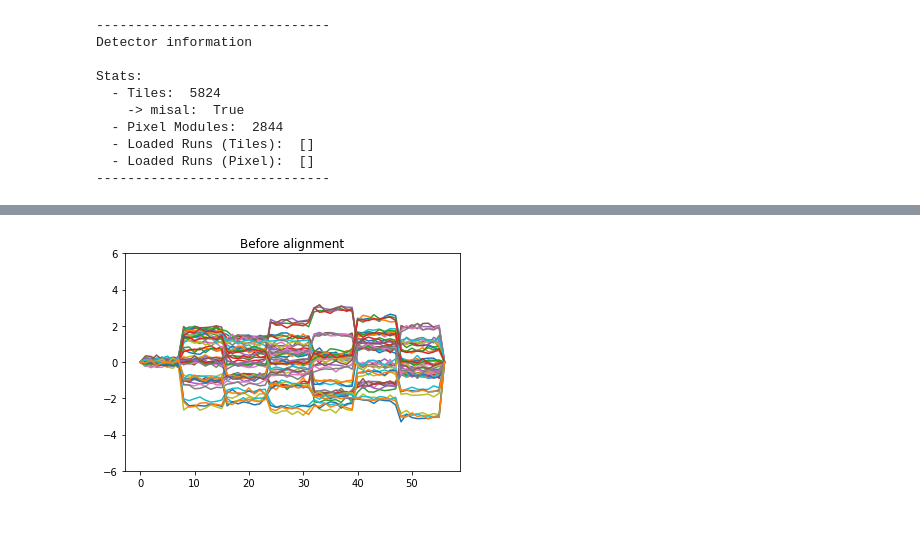
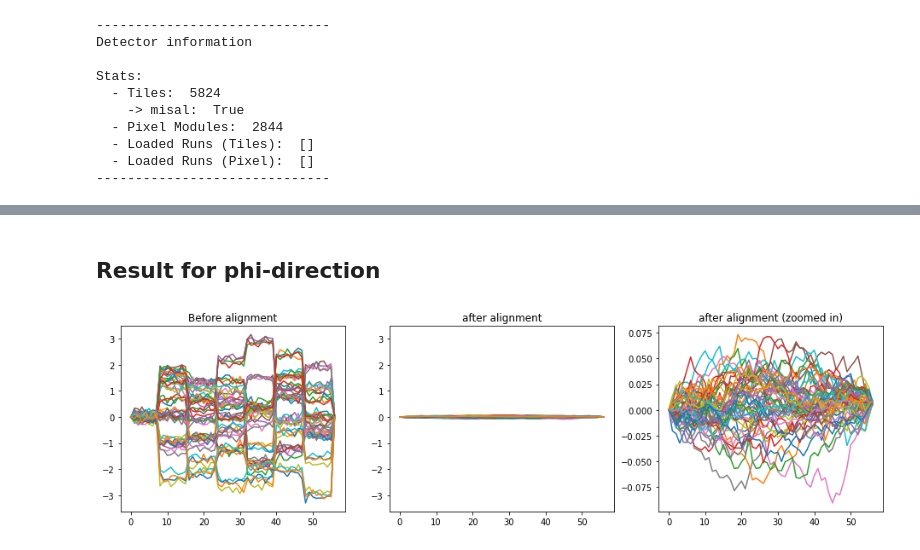
Before and after one commit to maximilianKoeper/melp, a Jupyter notebook: example_taft_v2.ipynb, the cells around one changed output, grey strips where cells are left out. Drawn from its saved outputs; the diff is of its cells as text; code cells hidden in the pictures; blank space fills up the shorter version.

```diff
--- a/example_taft_v2.ipynb
+++ b/example_taft_v2.ipynb
@@ -81,7 +102,0 @@ for phi_row in range(56):
-# %%
-for phi in cal1:
-    plt.plot(np.array(cal1[phi], dtype=object))
-
-plt.ylim(-3,8)
-plt.title("Before alignment")
-plt.show()
@@ -90,7 +102,0 @@ plt.show()
-# %%
-for z_column in cal_phi:
-    plt.plot(cal_phi[z_column])
-
-plt.ylim(-0.1,0.1)
-plt.title("after alignment")
-plt.show()
@@ -112,9 +103,2 @@ for z_column in range(52):
-# %%
-for z_column in cal2:
-    plt.plot(np.array(cal2[z_column], dtype=object))
-
-plt.ylim(-6,6)
-plt.title("Before alignment")
-plt.show()
-# %% [output]
-[figure, removed]
+# %% [markdown]
+## Result for phi-direction
@@ -120,0 +118,22 @@ plt.show()
+# %%
+fig, axs = plt.subplots(1, 3, figsize=(16, 4))
+
+for phi in cal2:
+    axs[0].plot(cal2[phi])
+
+axs[0].autoscale()
+axs[0].title.set_text("Before alignment")
+
+for phi in cal_phi:
+    axs[1].plot(cal_phi[phi])
+
+axs[1].set_ylim(axs[0].get_ylim())
+axs[1].title.set_text("after alignment")
+
+for phi in cal_phi:
+    axs[2].plot(cal_phi[phi])
+
+axs[2].title.set_text("after alignment (zoomed in)")
+plt.show()
+# %% [output]
+[figure, added]
```
Also changed, not shown: parts of 17 cells of this notebook, 1 other file.
